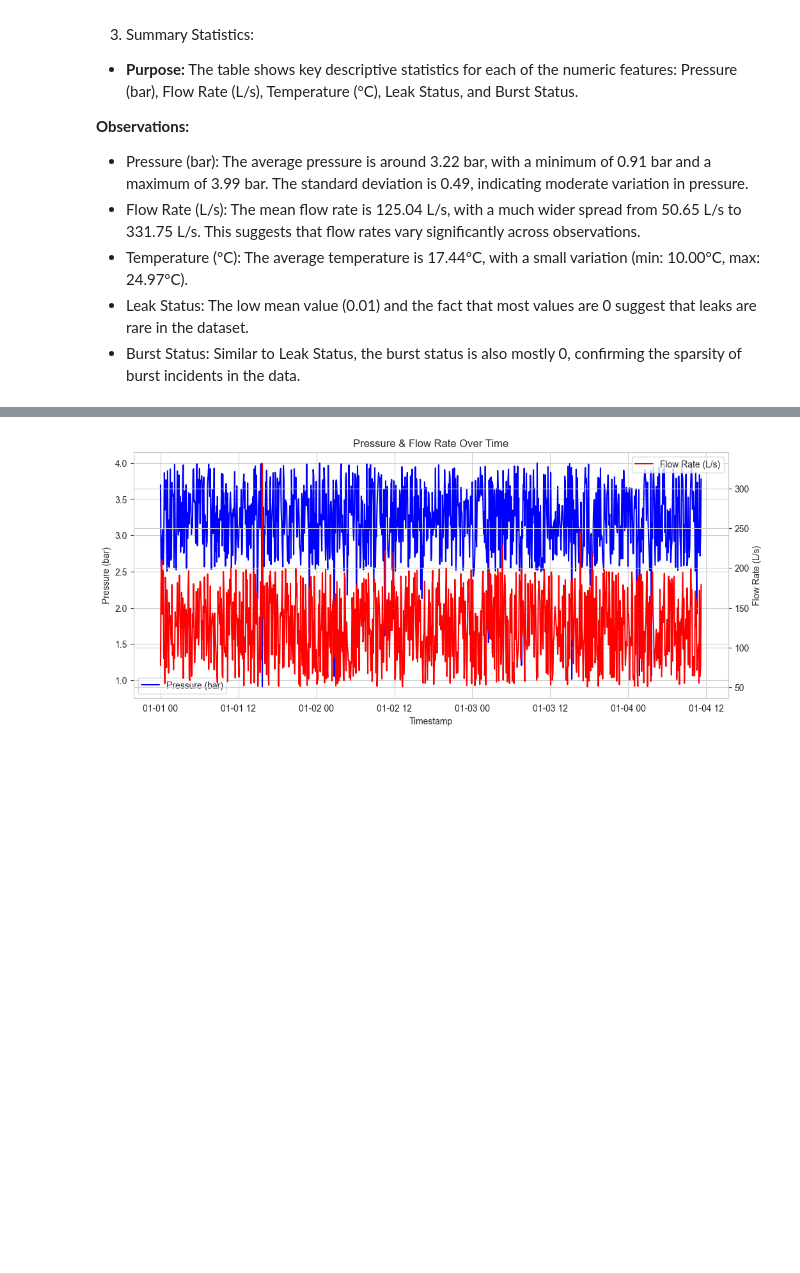
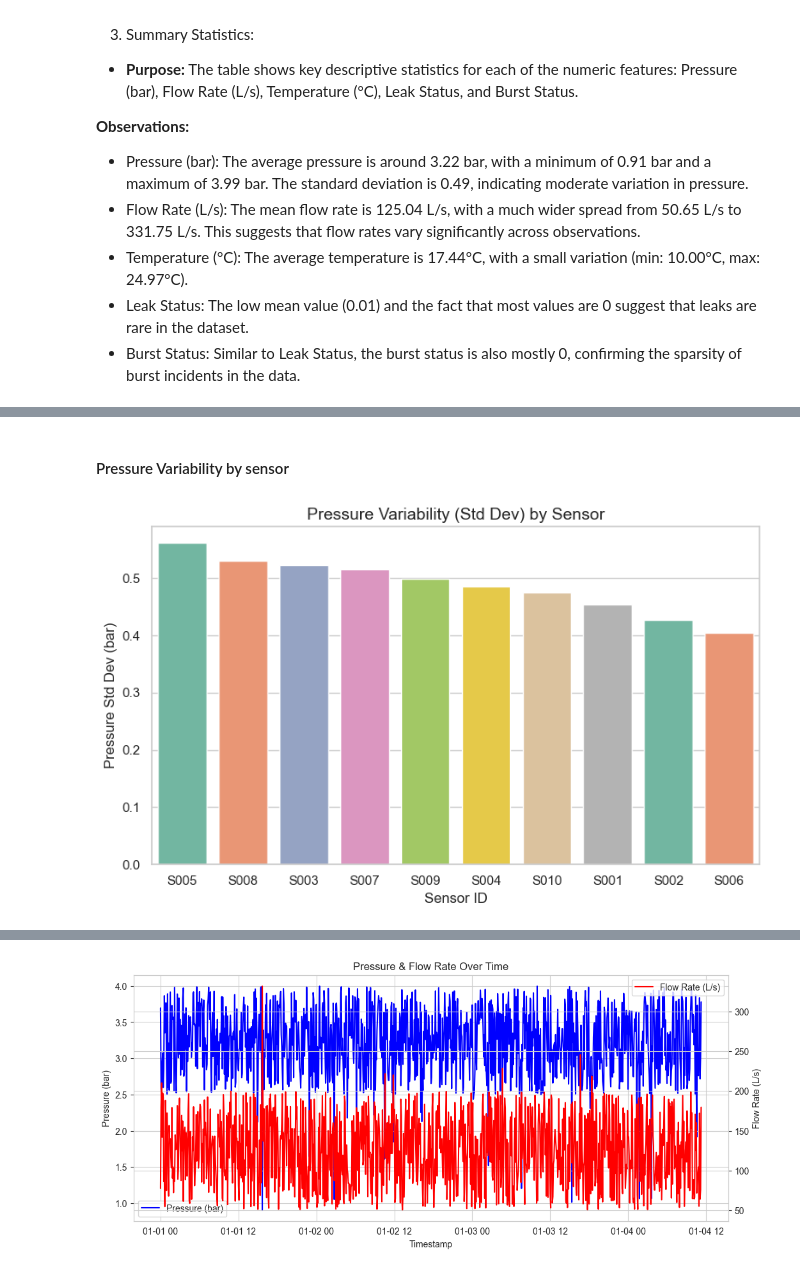
Before and after one commit to CSCN8040-Water-Wastage-in-Urban-Areas/Reducing-Water-Wastage-in-Urban-Areas, a Jupyter notebook: Reducing_Water_Wastage.ipynb, the cells around one changed output, grey strips where cells are left out. Saved outputs shown, nothing was run; the diff lists cells and outputs as text; code cells hidden in the pictures; blank space fills up the shorter version.

```diff
--- a/Reducing_Water_Wastage.ipynb
+++ b/Reducing_Water_Wastage.ipynb
@@ -224,0 +349,17 @@ From the EDA images, here’s a breakdown of what each part shows:
+# %% [markdown]
+#### Pressure Variability by sensor
+# %%
+# Convert to DataFrame
+pressure_std_df = pressure_std_by_sensor.reset_index()
+pressure_std_df.columns = ['Sensor_ID', 'Pressure_StdDev']
+
+# Plot using hue to avoid FutureWarning
+plt.figure(figsize=(8, 5))
+sns.barplot(data=pressure_std_df, x='Sensor_ID', y='Pressure_StdDev', hue='Sensor_ID', palette="Set2", legend=False)
+plt.title('Pressure Variability (Std Dev) by Sensor', fontsize=14)
+plt.xlabel('Sensor ID', fontsize=12)
+plt.ylabel('Pressure Std Dev (bar)', fontsize=12)
+plt.tight_layout()
+plt.show()
+# %% [output]
+[figure, added]
```
Also changed, not shown: parts of 57 cells of this notebook.
